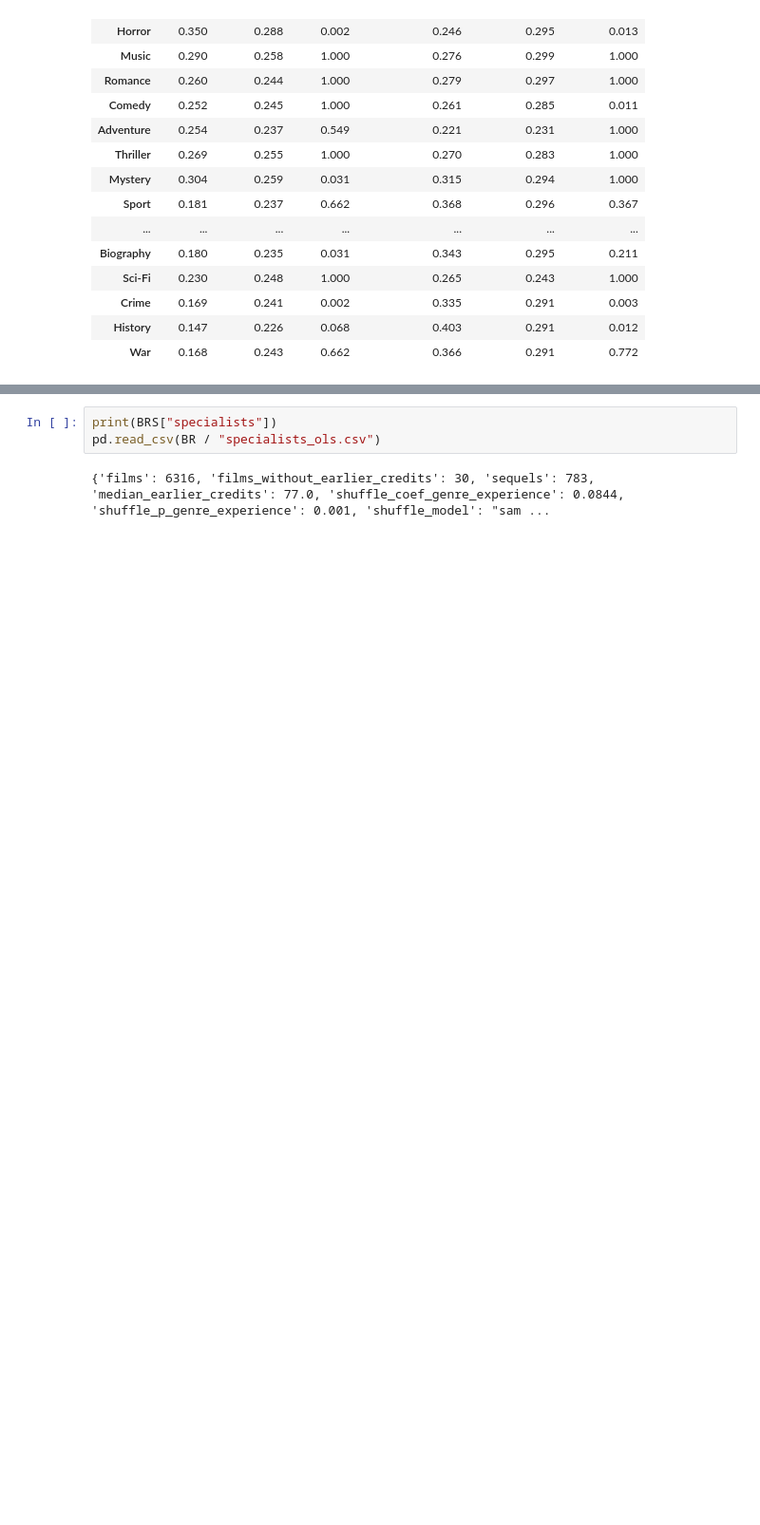
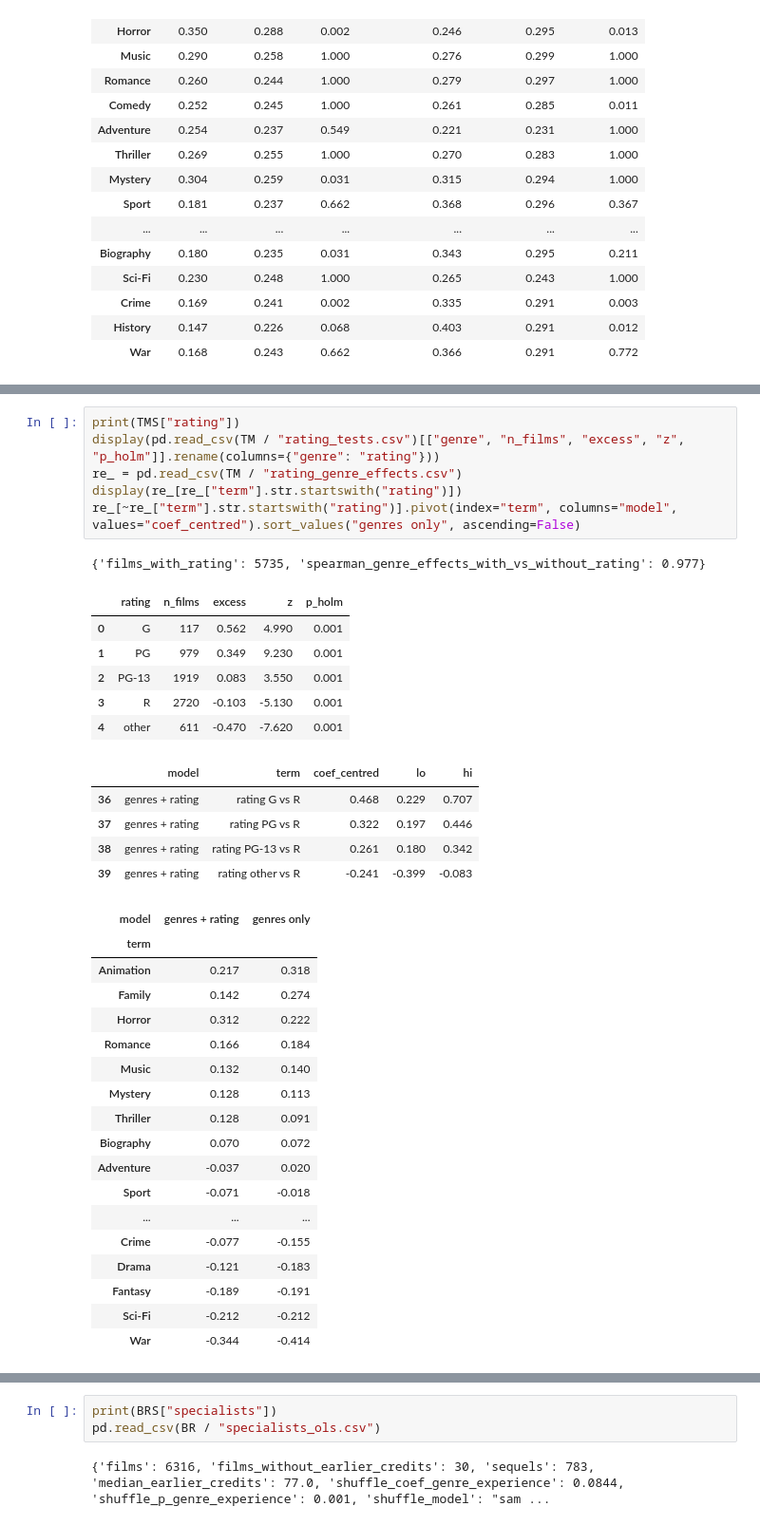
Before and after one commit to angelabuxo/IMDb-movie-success, a Jupyter notebook: notebooks/q1_genre.ipynb, the cells around one changed output, grey strips where cells are left out. Shown at 95% size. Drawn from its saved outputs; the diff is of its cells as text; blank space fills up the shorter version.

```diff
--- a/notebooks/q1_genre.ipynb
+++ b/notebooks/q1_genre.ipynb
@@ -510,0 +583,37 @@ pd.DataFrame({"hit share": h["share"], "hit expected": h["expected"], "hit p_hol
+# %%
+print(TMS["rating"])
+display(pd.read_csv(TM / "rating_tests.csv")[["genre", "n_films", "excess", "z", "p_holm"]].rename(columns={"genre": "rating"}))
+re_ = pd.read_csv(TM / "rating_genre_effects.csv")
+display(re_[re_["term"].str.startswith("rating")])
+re_[~re_["term"].str.startswith("rating")].pivot(index="term", columns="model", values="coef_centred").sort_values("genres only", ascending=False)
+# %% [output]
+{'films_with_rating': 5735, 'spearman_genre_effects_with_vs_without_rating': 0.977}
+|  | rating | n_films | excess | z | p_holm |
+| 0 | G | 117 | 0.562 | 4.990 | 0.001 |
+| 1 | PG | 979 | 0.349 | 9.230 | 0.001 |
+| 2 | PG-13 | 1919 | 0.083 | 3.550 | 0.001 |
+| 3 | R | 2720 | -0.103 | -5.130 | 0.001 |
+| 4 | other | 611 | -0.470 | -7.620 | 0.001 |
+|  | model | term | coef_centred | lo | hi |
+| 36 | genres + rating | rating G vs R | 0.468 | 0.229 | 0.707 |
+| 37 | genres + rating | rating PG vs R | 0.322 | 0.197 | 0.446 |
+| 38 | genres + rating | rating PG-13 vs R | 0.261 | 0.180 | 0.342 |
+| 39 | genres + rating | rating other vs R | -0.241 | -0.399 | -0.083 |
+| model | genres + rating | genres only |
+| term |  |  |
+| Animation | 0.217 | 0.318 |
+| Family | 0.142 | 0.274 |
+| Horror | 0.312 | 0.222 |
+| Romance | 0.166 | 0.184 |
+| Music | 0.132 | 0.140 |
+| Mystery | 0.128 | 0.113 |
+| Thriller | 0.128 | 0.091 |
+| Biography | 0.070 | 0.072 |
+| Adventure | -0.037 | 0.020 |
+| Sport | -0.071 | -0.018 |
+| ... | ... | ... |
+| Crime | -0.077 | -0.155 |
+| Drama | -0.121 | -0.183 |
+| Fantasy | -0.189 | -0.191 |
+| Sci-Fi | -0.212 | -0.212 |
+| War | -0.344 | -0.414 |
```
Also changed, not shown: parts of 22 cells of this notebook, 13 other files.
